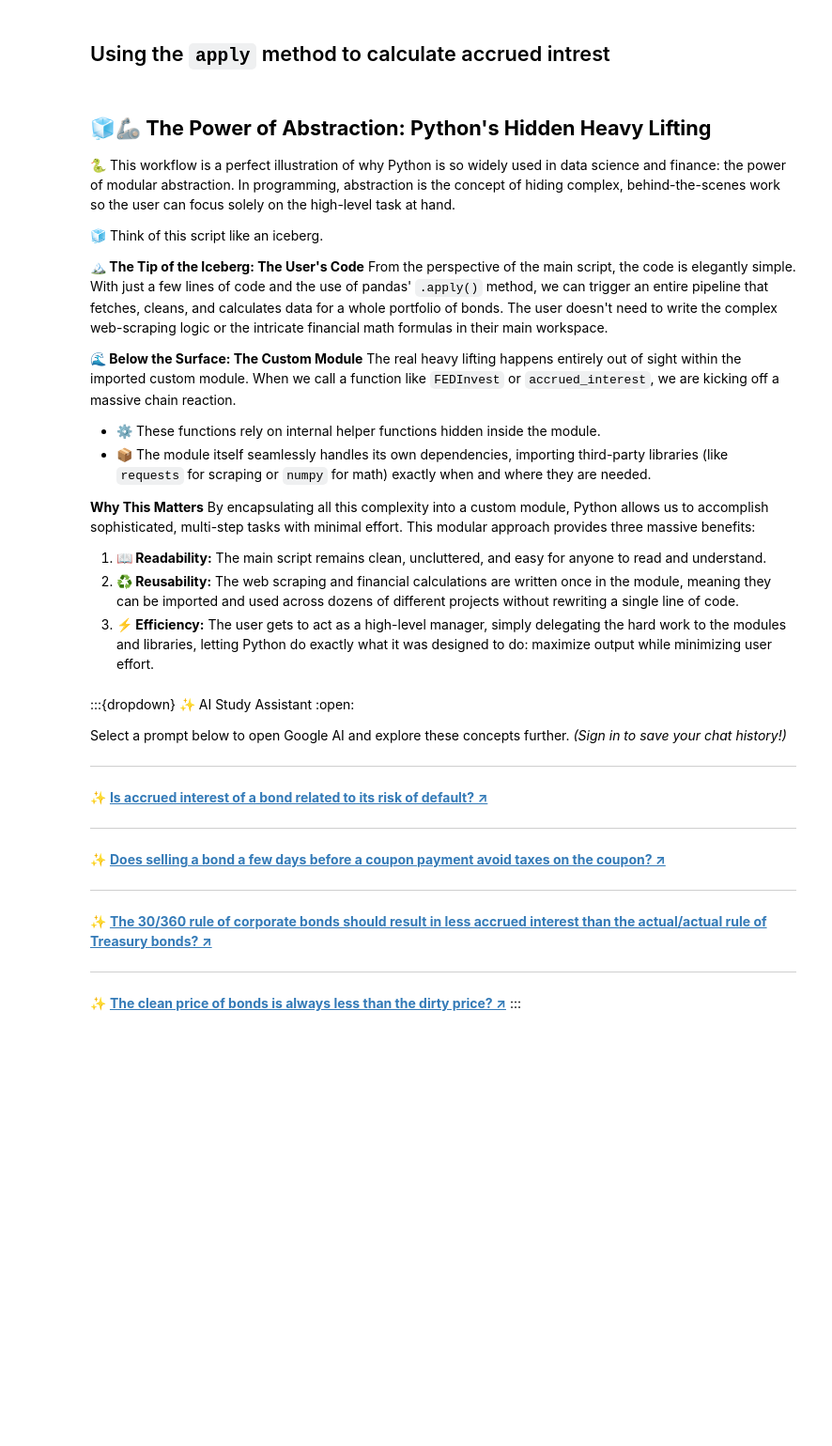
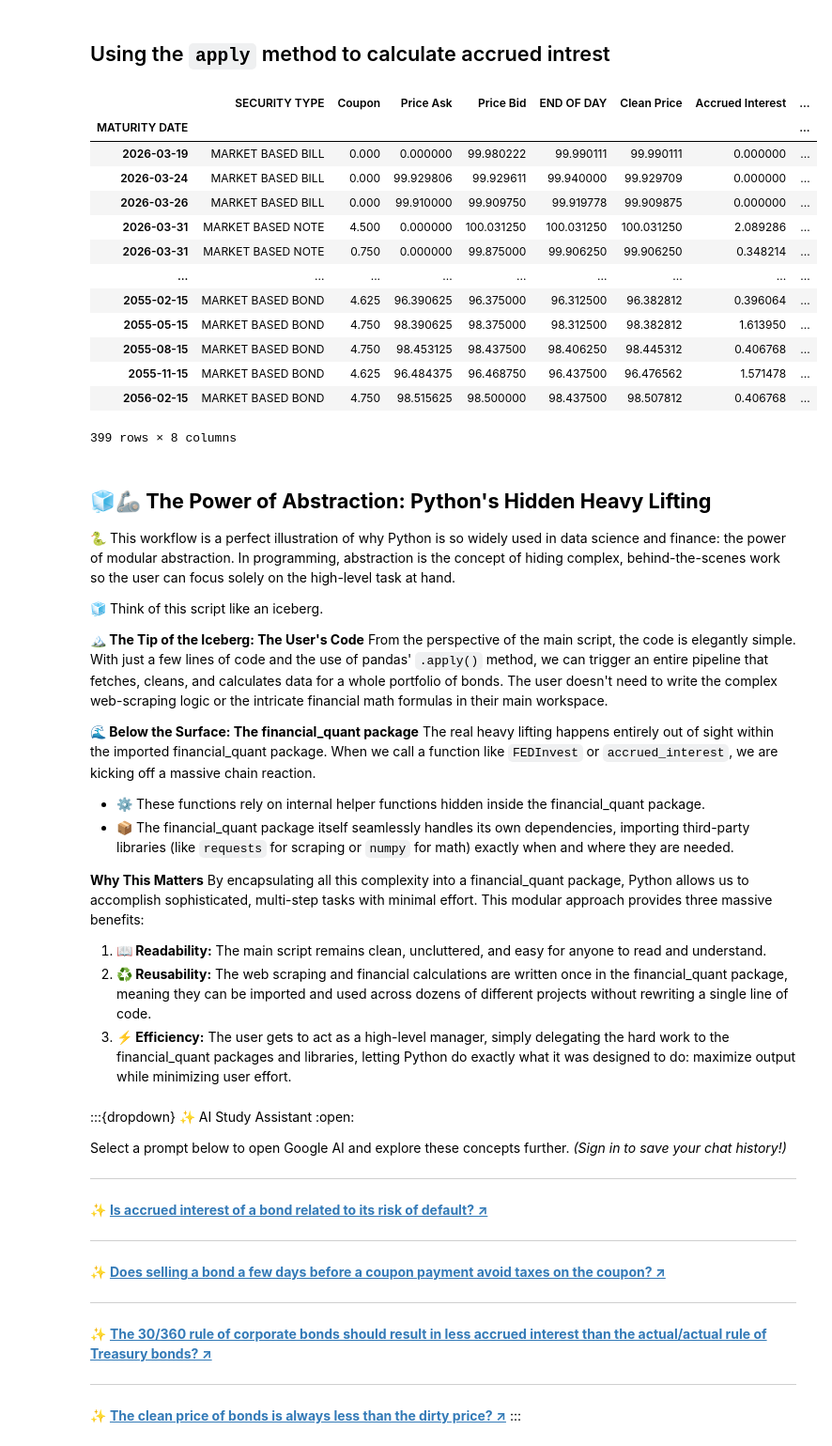
Before and after one commit to PatrickJHess/Volume-Three-Chapter-Two, a Jupyter notebook: build/FEDInvest_accrued_in-5fd08bc693fb7dfbf759df2fe684fb23.ipynb, the cells around one changed output. Shown at 94% size. Drawn from its saved outputs; the diff is of its cells as text; code cells hidden in the pictures; blank space fills up the shorter version.

```diff
--- a/build/FEDInvest_accrued_in-80253d954495faca30f60b401194d1c8.ipynb
+++ b/build/FEDInvest_accrued_in-5fd08bc693fb7dfbf759df2fe684fb23.ipynb
@@ -297,9 +248,9 @@ from datetime import datetime
 my_date=datetime(2026, 3, 17)
 
 # Fetch Treasury data for a specific date
-df, stamp,settlement = FEDInvest(my_date)
+df, stamp,settlement = fq.FEDInvest(my_date)
 
 # not refernced here, but notr trade date (stamp) and settlement are assigned
 # clean the data
-clean_df=clean_FEDInvest(df)
+clean_df=fq.clean_FEDInvest(df)
 display(clean_df.tail())
@@ -380,19 +348,34 @@ display(rows_to_columns)
 # %%
 # Settlement date returned by FEDInvest
 clean_df['Accrued Interest'] = clean_df.apply(
-    lambda row: accrued_interest(
+    lambda row: fq.accrued_interest(
         maturity=row.name,        # Value of index is the maturity date
         coupon=row['Coupon'],
         settlement=settlement
     ),
     axis=1                        # Explicitly state axis=1 for readability
 )
 
 # Vectorize the dirty price calculation
 
 clean_df['Dirty Price'] = clean_df['Clean Price'] + clean_df['Accrued Interest']
 
 display(clean_df)
+# %% [output]
+|  | SECURITY TYPE | Coupon | Price Ask | Price Bid | END OF DAY | Clean Price | Accrued Interest | ... |
+| MATURITY DATE |  |  |  |  |  |  |  | ... |
+| 2026-03-19 | MARKET BASED BILL | 0.000 | 0.000000 | 99.980222 | 99.990111 | 99.990111 | 0.000000 | ... |
+| 2026-03-24 | MARKET BASED BILL | 0.000 | 99.929806 | 99.929611 | 99.940000 | 99.929709 | 0.000000 | ... |
+| 2026-03-26 | MARKET BASED BILL | 0.000 | 99.910000 | 99.909750 | 99.919778 | 99.909875 | 0.000000 | ... |
+| 2026-03-31 | MARKET BASED NOTE | 4.500 | 0.000000 | 100.031250 | 100.031250 | 100.031250 | 2.089286 | ... |
+| 2026-03-31 | MARKET BASED NOTE | 0.750 | 0.000000 | 99.875000 | 99.906250 | 99.906250 | 0.348214 | ... |
+| ... | ... | ... | ... | ... | ... | ... | ... | ... |
+| 2055-02-15 | MARKET BASED BOND | 4.625 | 96.390625 | 96.375000 | 96.312500 | 96.382812 | 0.396064 | ... |
+| 2055-05-15 | MARKET BASED BOND | 4.750 | 98.390625 | 98.375000 | 98.312500 | 98.382812 | 1.613950 | ... |
+| 2055-08-15 | MARKET BASED BOND | 4.750 | 98.453125 | 98.437500 | 98.406250 | 98.445312 | 0.406768 | ... |
+| 2055-11-15 | MARKET BASED BOND | 4.625 | 96.484375 | 96.468750 | 96.437500 | 96.476562 | 1.571478 | ... |
+| 2056-02-15 | MARKET BASED BOND | 4.750 | 98.515625 | 98.500000 | 98.437500 | 98.507812 | 0.406768 | ... |
+399 rows × 8 columns
 # %% [markdown]
 ## **🧊🦾 The Power of Abstraction: Python's Hidden Heavy Lifting**
 
@@ -402,16 +385,16 @@ display(clean_df)
 
 **🏔️ The Tip of the Iceberg: The User's Code** From the perspective of the main script, the code is elegantly simple. With just a few lines of code and the use of pandas' `.apply()` method, we can trigger an entire pipeline that fetches, cleans, and calculates data for a whole portfolio of bonds. The user doesn't need to write the complex web-scraping logic or the intricate financial math formulas in their main workspace.
 
-**🌊 Below the Surface: The Custom Module** The real heavy lifting happens entirely out of sight within the imported custom module. When we call a function like `FEDInvest` or `accrued_interest`, we are kicking off a massive chain reaction.
+**🌊 Below the Surface: The financial_quant package** The real heavy lifting happens entirely out of sight within the imported financial_quant package. When we call a function like `FEDInvest` or `accrued_interest`, we are kicking off a massive chain reaction.
 
-* ⚙️ These functions rely on internal helper functions hidden inside the module.
-* 📦 The module itself seamlessly handles its own dependencies, importing third-party libraries (like `requests` for scraping or `numpy` for math) exactly when and where they are needed.
+* ⚙️ These functions rely on internal helper functions hidden inside the financial_quant package.
+* 📦 The financial_quant package itself seamlessly handles its own dependencies, importing third-party libraries (like `requests` for scraping or `numpy` for math) exactly when and where they are needed.
 
-**Why This Matters** By encapsulating all this complexity into a custom module, Python allows us to accomplish sophisticated, multi-step tasks with minimal effort. This modular approach provides three massive benefits:
+**Why This Matters** By encapsulating all this complexity into a financial_quant package, Python allows us to accomplish sophisticated, multi-step tasks with minimal effort. This modular approach provides three massive benefits:
 
 1. **📖 Readability:** The main script remains clean, uncluttered, and easy for anyone to read and understand.
-2. **♻️ Reusability:** The web scraping and financial calculations are written once in the module, meaning they can be imported and used across dozens of different projects without rewriting a single line of code.
-3. **⚡ Efficiency:** The user gets to act as a high-level manager, simply delegating the hard work to the modules and libraries, letting Python do exactly what it was designed to do: maximize output while minimizing user effort.
+2. **♻️ Reusability:** The web scraping and financial calculations are written once in the financial_quant package, meaning they can be imported and used across dozens of different projects without rewriting a single line of code.
+3. **⚡ Efficiency:** The user gets to act as a high-level manager, simply delegating the hard work to the financial_quant packages and libraries, letting Python do exactly what it was designed to do: maximize output while minimizing user effort.
 # %% [markdown]
 :::{dropdown} ✨ AI Study Assistant
 :open:
```
Also changed, not shown: parts of 12 cells of this notebook, 26 other files.
